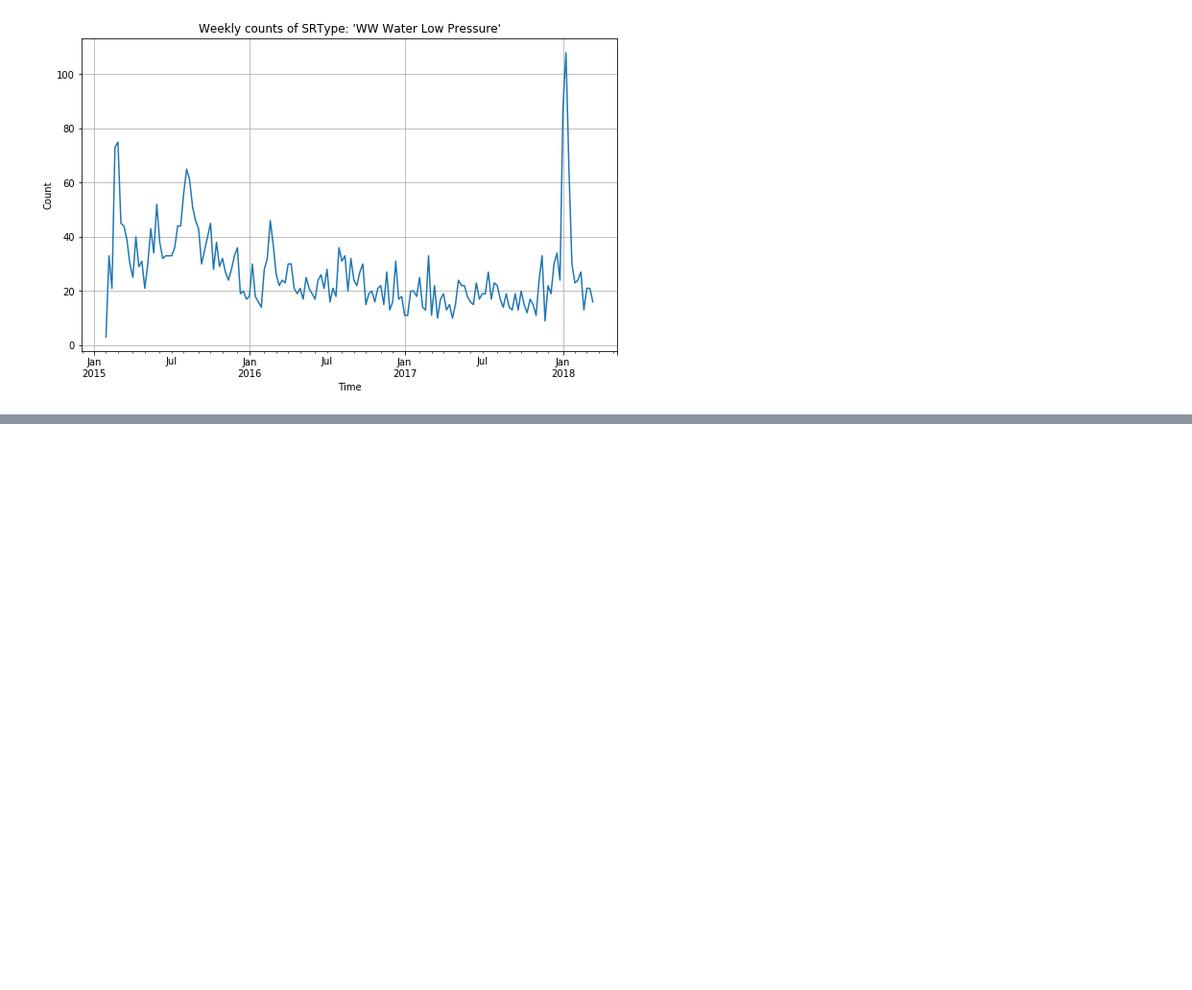
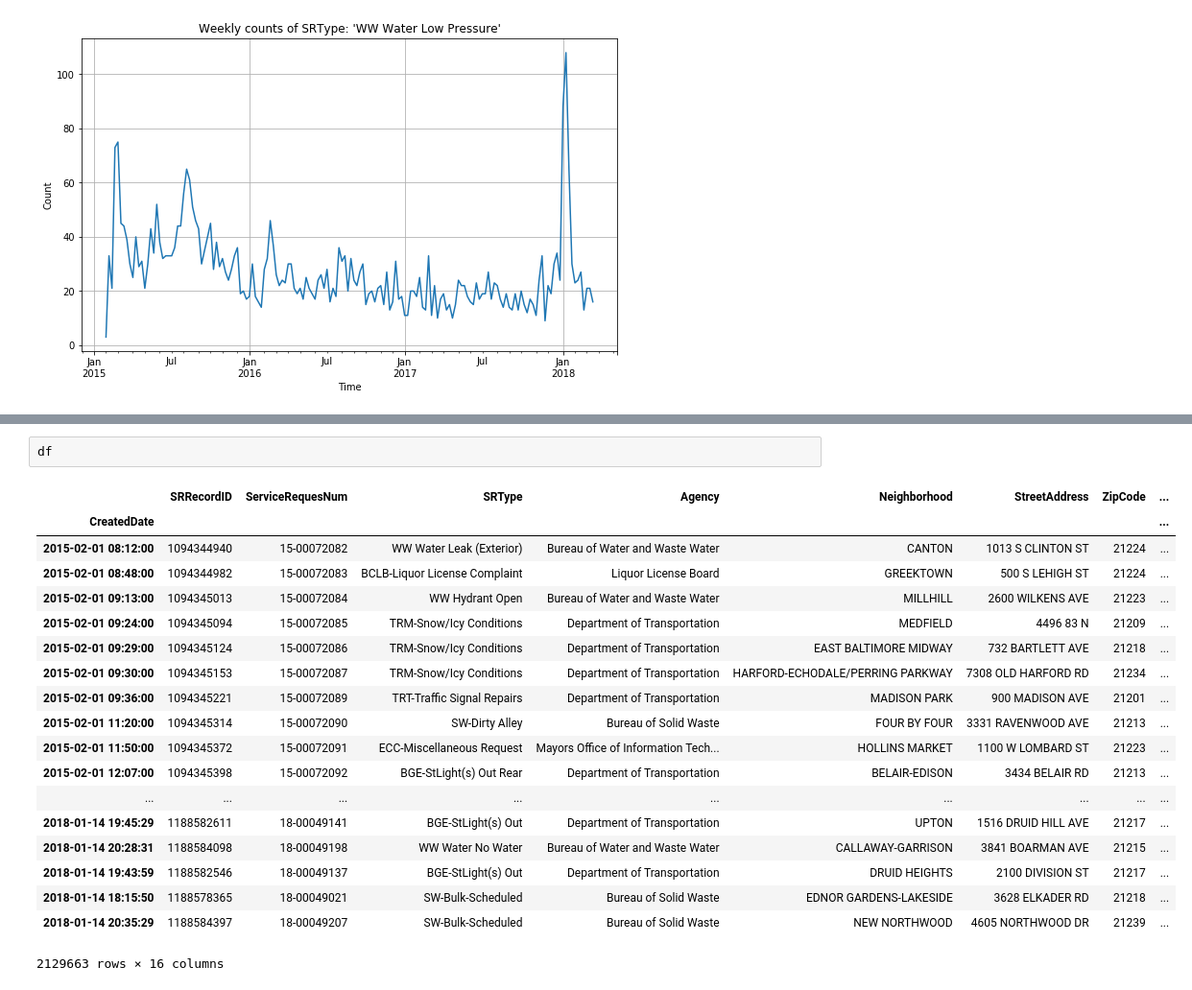
Before and after one commit to CodeInTheSchools2018/data-sets, a Jupyter notebook: 311/explore_311.ipynb, the cells around one changed output, grey strips where cells are left out. Shown: that part at 96% size. Saved outputs shown, nothing was run; the diff lists cells and outputs as text; blank space fills up the shorter version.

```diff
--- a/311/explore_311.ipynb
+++ b/311/explore_311.ipynb
@@ -74,0 +135,22 @@ Text(0,0.5,'Count')
+# %%
+df
+# %% [output]
+|  | SRRecordID | ServiceRequesNum | SRType | Agency | Neighborhood | StreetAddress | ZipCode | ... |
+| CreatedDate |  |  |  |  |  |  |  | ... |
+| 2015-02-01 08:12:00 | 1094344940 | 15-00072082 | WW Water Leak (Exterior) | Bureau of Water and Waste Water | CANTON | 1013 S CLINTON ST | 21224 | ... |
+| 2015-02-01 08:48:00 | 1094344982 | 15-00072083 | BCLB-Liquor License Complaint | Liquor License Board | GREEKTOWN | 500 S LEHIGH ST | 21224 | ... |
+| 2015-02-01 09:13:00 | 1094345013 | 15-00072084 | WW Hydrant Open | Bureau of Water and Waste Water | MILLHILL | 2600 WILKENS AVE | 21223 | ... |
+| 2015-02-01 09:24:00 | 1094345094 | 15-00072085 | TRM-Snow/Icy Conditions | Department of Transportation | MEDFIELD | 4496 83 N | 21209 | ... |
+| 2015-02-01 09:29:00 | 1094345124 | 15-00072086 | TRM-Snow/Icy Conditions | Department of Transportation | EAST BALTIMORE MIDWAY | 732 BARTLETT AVE | 21218 | ... |
+| 2015-02-01 09:30:00 | 1094345153 | 15-00072087 | TRM-Snow/Icy Conditions | Department of Transportation | HARFORD-ECHODALE/PERRING PARKWAY | 7308 OLD HARFORD RD | 21234 | ... |
+| 2015-02-01 09:36:00 | 1094345221 | 15-00072089 | TRT-Traffic Signal Repairs | Department of Transportation | MADISON PARK | 900 MADISON AVE | 21201 | ... |
+| 2015-02-01 11:20:00 | 1094345314 | 15-00072090 | SW-Dirty Alley | Bureau of Solid Waste | FOUR BY FOUR | 3331 RAVENWOOD AVE | 21213 | ... |
+| 2015-02-01 11:50:00 | 1094345372 | 15-00072091 | ECC-Miscellaneous Request | Mayors Office of Information Tech... | HOLLINS MARKET | 1100 W LOMBARD ST | 21223 | ... |
+| 2015-02-01 12:07:00 | 1094345398 | 15-00072092 | BGE-StLight(s) Out Rear | Department of Transportation | BELAIR-EDISON | 3434 BELAIR RD | 21213 | ... |
+| ... | ... | ... | ... | ... | ... | ... | ... | ... |
+| 2018-01-14 19:45:29 | 1188582611 | 18-00049141 | BGE-StLight(s) Out | Department of Transportation | UPTON | 1516 DRUID HILL AVE | 21217 | ... |
+| 2018-01-14 20:28:31 | 1188584098 | 18-00049198 | WW Water No Water | Bureau of Water and Waste Water | CALLAWAY-GARRISON | 3841 BOARMAN AVE | 21215 | ... |
+| 2018-01-14 19:43:59 | 1188582546 | 18-00049137 | BGE-StLight(s) Out | Department of Transportation | DRUID HEIGHTS | 2100 DIVISION ST | 21217 | ... |
+| 2018-01-14 18:15:50 | 1188578365 | 18-00049021 | SW-Bulk-Scheduled | Bureau of Solid Waste | EDNOR GARDENS-LAKESIDE | 3628 ELKADER RD | 21218 | ... |
+| 2018-01-14 20:35:29 | 1188584397 | 18-00049207 | SW-Bulk-Scheduled | Bureau of Solid Waste | NEW NORTHWOOD | 4605 NORTHWOOD DR | 21239 | ... |
+2129663 rows × 16 columns
```
Also changed, not shown: parts of 5 cells of this notebook.
